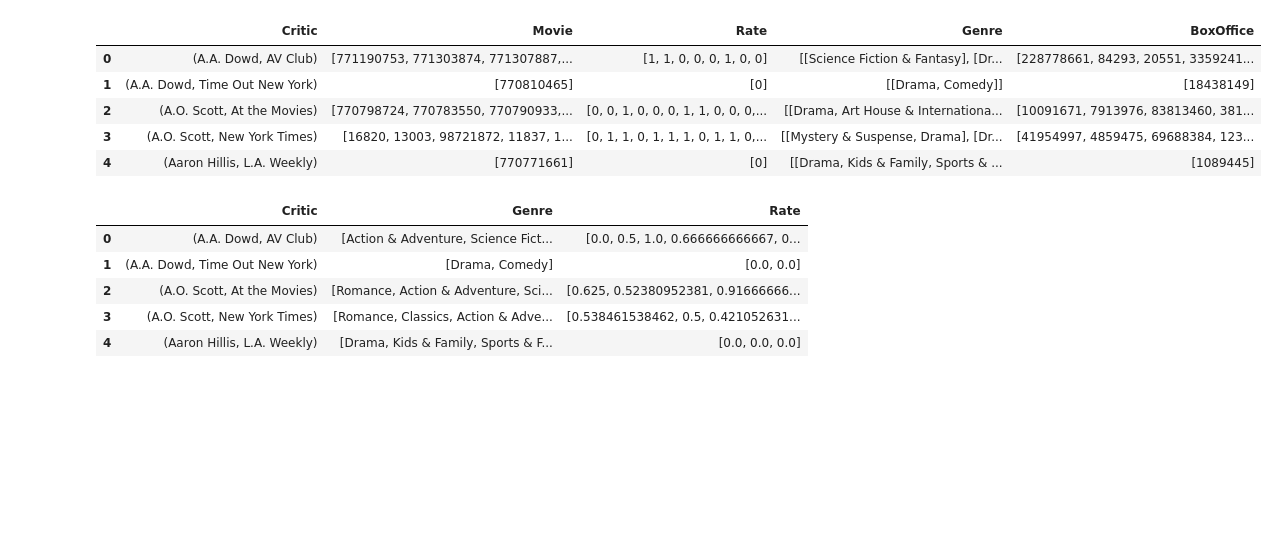
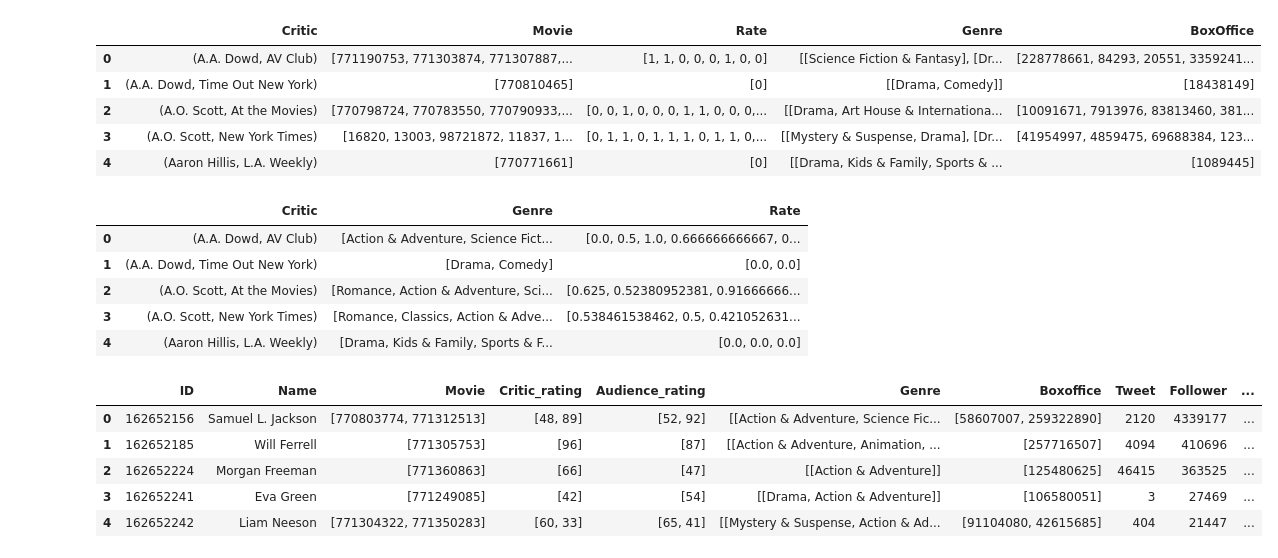
Before and after one commit to lantian2012/DataScience, a Jupyter notebook: FinalData.ipynb, the cells around one changed output. Saved outputs shown, nothing was run; the diff lists cells and outputs as text; code cells hidden in the pictures; blank space fills up the shorter version.

```diff
--- a/FinalData.ipynb
+++ b/FinalData.ipynb
@@ -61,3 +61,19 @@ GenreCrticsTable.head()
 | 2 | (A.O. Scott, At the Movies) | [Romance, Action & Adventure, Sci... | [0.625, 0.52380952381, 0.91666666... |
 | 3 | (A.O. Scott, New York Times) | [Romance, Classics, Action & Adve... | [0.538461538462, 0.5, 0.421052631... |
 | 4 | (Aaron Hillis, L.A. Weekly) | [Drama, Kids & Family, Sports & F... | [0.0, 0.0, 0.0] |
+# %%
+ActorTable = pd.read_pickle('ActorTable_Counted2014.pkl')
+MovieTable = pd.read_pickle('MovieTable_Counted2014.pkl')
+DirectorTable = pd.read_pickle('DirectorTable_Counted2014.pkl')
+GenreTable = pd.read_pickle('GenreTable2014.pkl')
+CriticTable = pd.read_pickle('CriticTable2014.pkl')
+GenreCrticsTable = pd.read_pickle('CriticGenreTable2014.pkl')
+# %%
+ActorTable.head()
+# %% [output]
+|  | ID | Name | Movie | Critic_rating | Audience_rating | Genre | Boxoffice | Tweet | Follower | ... |
+| 0 | 162652156 | Samuel L. Jackson | [770803774, 771312513] | [48, 89] | [52, 92] | [[Action & Adventure, Science Fic... | [58607007, 259322890] | 2120 | 4339177 | ... |
+| 1 | 162652185 | Will Ferrell | [771305753] | [96] | [87] | [[Action & Adventure, Animation, ... | [257716507] | 4094 | 410696 | ... |
+| 2 | 162652224 | Morgan Freeman | [771360863] | [66] | [47] | [[Action & Adventure]] | [125480625] | 46415 | 363525 | ... |
+| 3 | 162652241 | Eva Green | [771249085] | [42] | [54] | [[Drama, Action & Adventure]] | [106580051] | 3 | 27469 | ... |
+| 4 | 162652242 | Liam Neeson | [771304322, 771350283] | [60, 33] | [65, 41] | [[Mystery & Suspense, Action & Ad... | [91104080, 42615685] | 404 | 21447 | ... |
```
Also changed, not shown: parts of 5 cells of this notebook, 18 other files.
